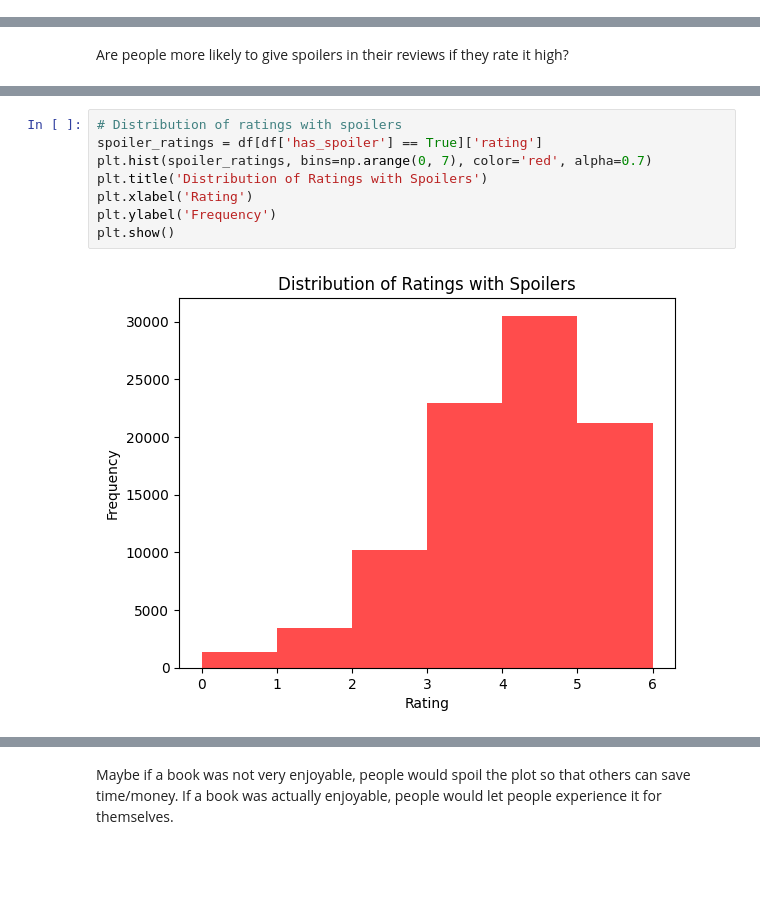
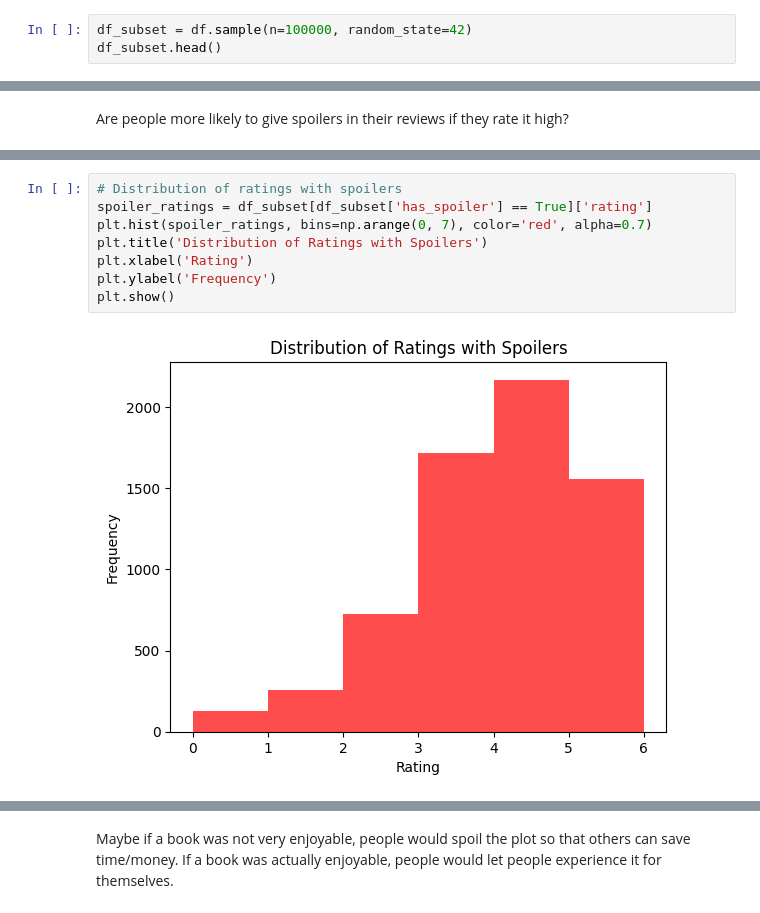
Before and after one commit to jontruong05/cse158-assignment2, a Jupyter notebook: workbook.ipynb, the cells around one changed output, grey strips where cells are left out. Cells and saved outputs as stored; diff of their text form; blank space fills up the shorter version.

```diff
--- a/workbook.ipynb
+++ b/workbook.ipynb
@@ -69,0 +77,3 @@ df.head()
+# %%
+df_subset = df.sample(n=100000, random_state=42)
+df_subset.head()
@@ -93,13 +116,13 @@ Standard Deviation: 1.2524545394993913
 # %%
 # Distribution of ratings with spoilers
-spoiler_ratings = df[df['has_spoiler'] == True]['rating']
+spoiler_ratings = df_subset[df_subset['has_spoiler'] == True]['rating']
 plt.hist(spoiler_ratings, bins=np.arange(0, 7), color='red', alpha=0.7)
 plt.title('Distribution of Ratings with Spoilers')
 plt.xlabel('Rating')
 plt.ylabel('Frequency')
 plt.show()
 # %% [output]
-[figure, old version]
+[figure, new version]
 # %%
 # Some basic statistical information for ratings with spoilers
 print("Spoiler Ratings Statistics:")
```
Also changed, not shown: parts of 23 cells of this notebook.
